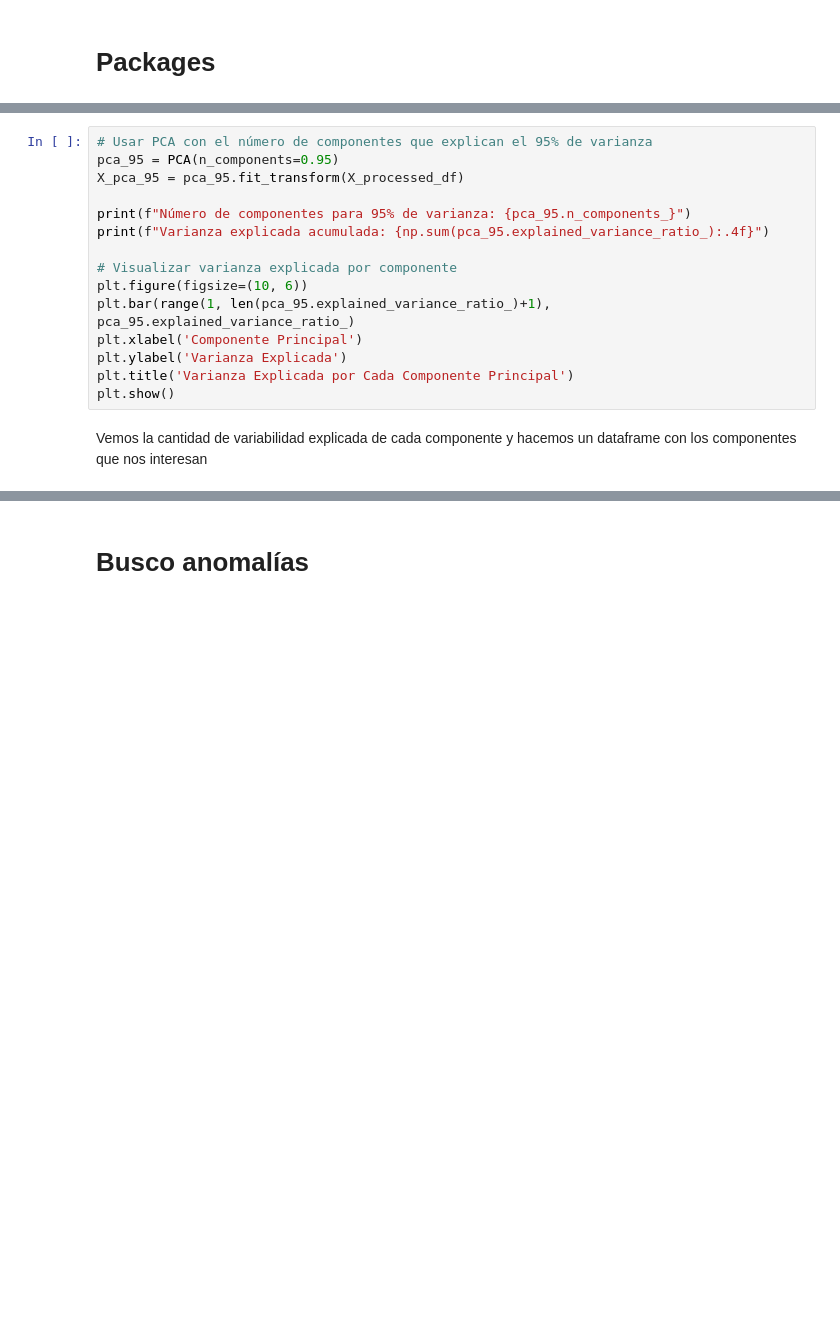
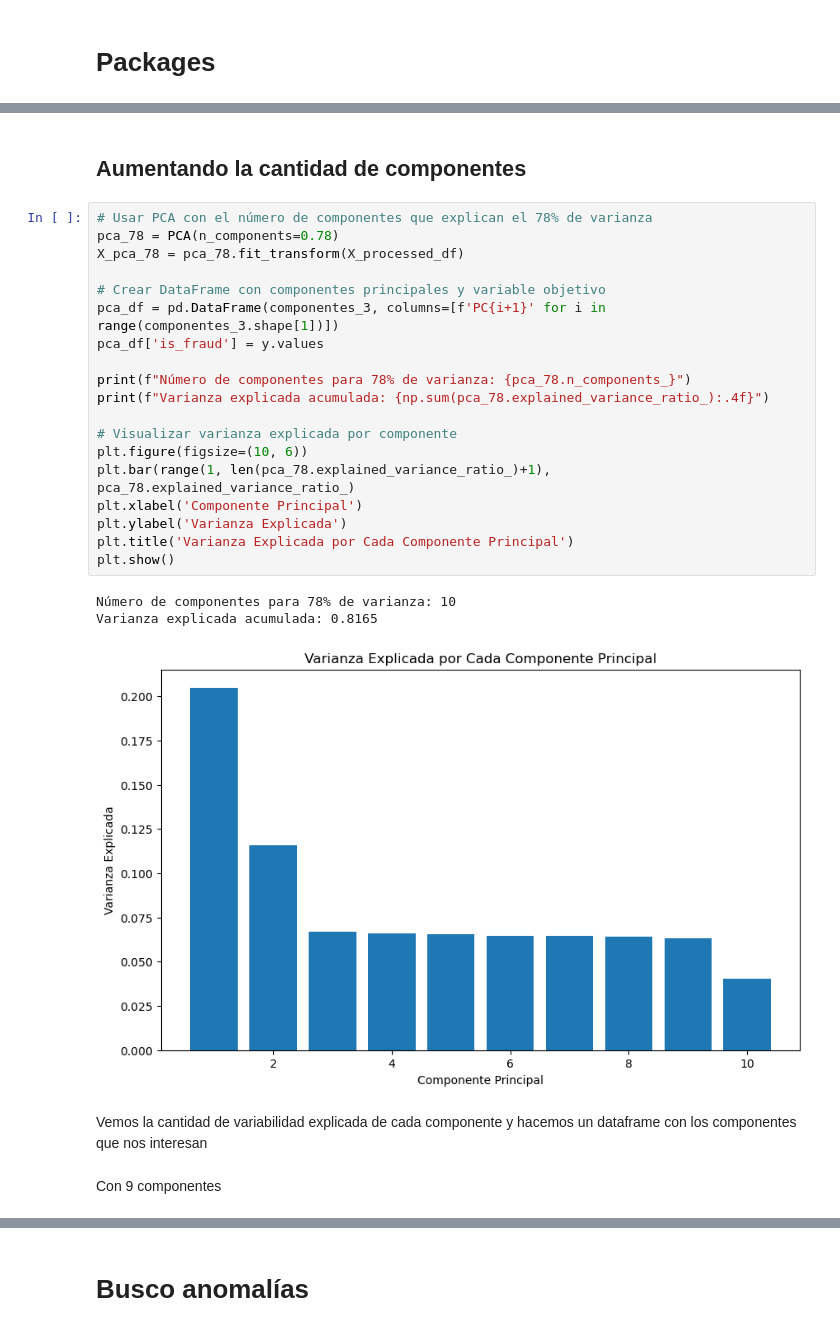
Before and after one commit to AgustinSilvio/Fraud_Detection, a Jupyter notebook: notebooks/03-PCA.ipynb, the cells around one changed output, grey strips where cells are left out. Cells and saved outputs as stored; diff of their text form; blank space fills up the shorter version.

```diff
--- a/notebooks/03-PCA.ipynb
+++ b/notebooks/03-PCA.ipynb
@@ -70,19 +169,31 @@ print("- Los outliers (puntos alejados del grupo principal) podrían representar
+# %% [markdown]
+## Aumentando la cantidad de componentes
 # %%
-# Usar PCA con el número de componentes que explican el 95% de varianza
-pca_95 = PCA(n_components=0.95)
-X_pca_95 = pca_95.fit_transform(X_processed_df)
+# Usar PCA con el número de componentes que explican el 78% de varianza
+pca_78 = PCA(n_components=0.78)
+X_pca_78 = pca_78.fit_transform(X_processed_df)
 
-print(f"Número de componentes para 95% de varianza: {pca_95.n_components_}")
-print(f"Varianza explicada acumulada: {np.sum(pca_95.explained_variance_ratio_):.4f}")
+# Crear DataFrame con componentes principales y variable objetivo
+pca_df = pd.DataFrame(componentes_3, columns=[f'PC{i+1}' for i in range(componentes_3.shape[1])])
+pca_df['is_fraud'] = y.values
+
+print(f"Número de componentes para 78% de varianza: {pca_78.n_components_}")
+print(f"Varianza explicada acumulada: {np.sum(pca_78.explained_variance_ratio_):.4f}")
 
 # Visualizar varianza explicada por componente
 plt.figure(figsize=(10, 6))
-plt.bar(range(1, len(pca_95.explained_variance_ratio_)+1), pca_95.explained_variance_ratio_)
+plt.bar(range(1, len(pca_78.explained_variance_ratio_)+1), pca_78.explained_variance_ratio_)
 plt.xlabel('Componente Principal')
 plt.ylabel('Varianza Explicada')
 plt.title('Varianza Explicada por Cada Componente Principal')
 plt.show()
+# %% [output]
+Número de componentes para 78% de varianza: 10
+Varianza explicada acumulada: 0.8165
+[figure, added]
 # %% [markdown]
 Vemos la cantidad de variabilidad explicada de cada componente y hacemos un dataframe con los componentes que nos interesan
+# %% [markdown]
+Con 9 componentes
 # %%
 # Aplicar PCA
```
Also changed, not shown: parts of 21 cells of this notebook, 3 other files.
